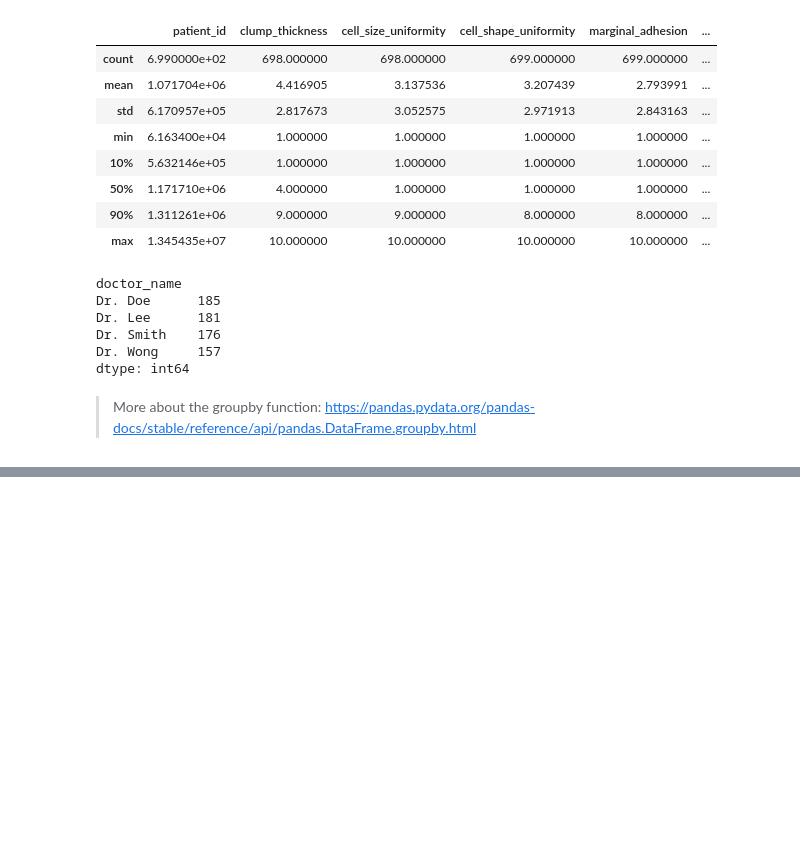
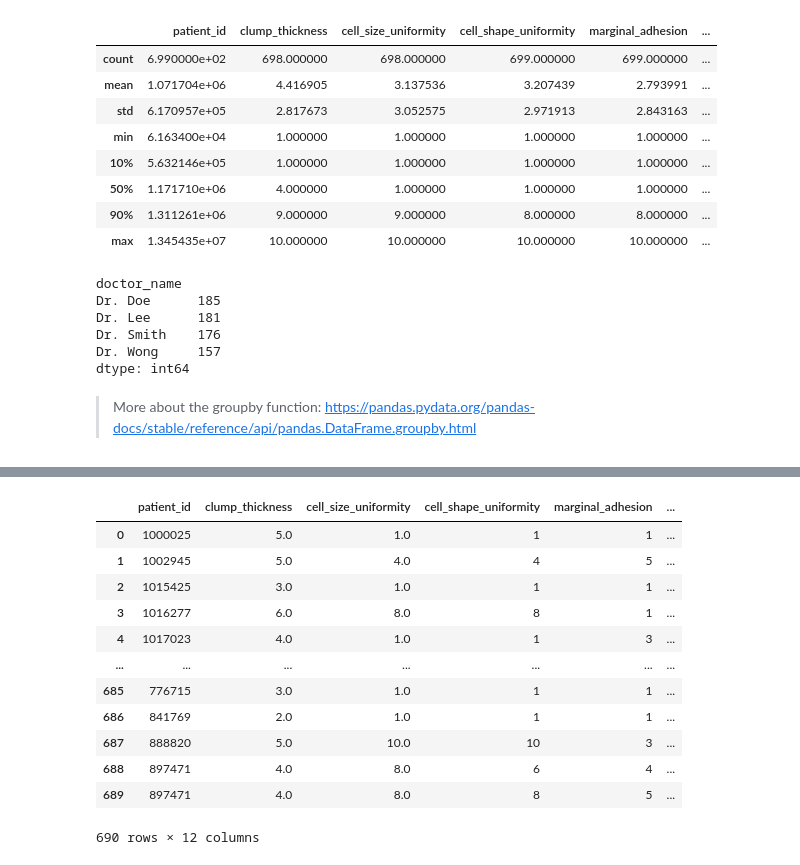
Before and after one commit to ladyson1806/pandas_data_wrangling, a Jupyter notebook: datatrek_2021/Data_Processing_Python.ipynb, the cells around one changed output, grey strips where cells are left out. Cells and saved outputs as stored; diff of their text form; code cells hidden in the pictures; blank space fills up the shorter version.

```diff
--- a/datatrek_2021/Data_Processing_Python.ipynb
+++ b/datatrek_2021/Data_Processing_Python.ipynb
@@ -178,0 +292,17 @@ dtype: int64
+# %%
+breast_dataset = breast_dataset.drop(columns='index')
+breast_dataset
+# %% [output]
+|  | patient_id | clump_thickness | cell_size_uniformity | cell_shape_uniformity | marginal_adhesion | ... |
+| 0 | 1000025 | 5.0 | 1.0 | 1 | 1 | ... |
+| 1 | 1002945 | 5.0 | 4.0 | 4 | 5 | ... |
+| 2 | 1015425 | 3.0 | 1.0 | 1 | 1 | ... |
+| 3 | 1016277 | 6.0 | 8.0 | 8 | 1 | ... |
+| 4 | 1017023 | 4.0 | 1.0 | 1 | 3 | ... |
+| ... | ... | ... | ... | ... | ... | ... |
+| 685 | 776715 | 3.0 | 1.0 | 1 | 1 | ... |
+| 686 | 841769 | 2.0 | 1.0 | 1 | 1 | ... |
+| 687 | 888820 | 5.0 | 10.0 | 10 | 3 | ... |
+| 688 | 897471 | 4.0 | 8.0 | 6 | 4 | ... |
+| 689 | 897471 | 4.0 | 8.0 | 8 | 5 | ... |
+690 rows × 12 columns
```
Also changed, not shown: parts of 12 cells of this notebook, 1 other file.
